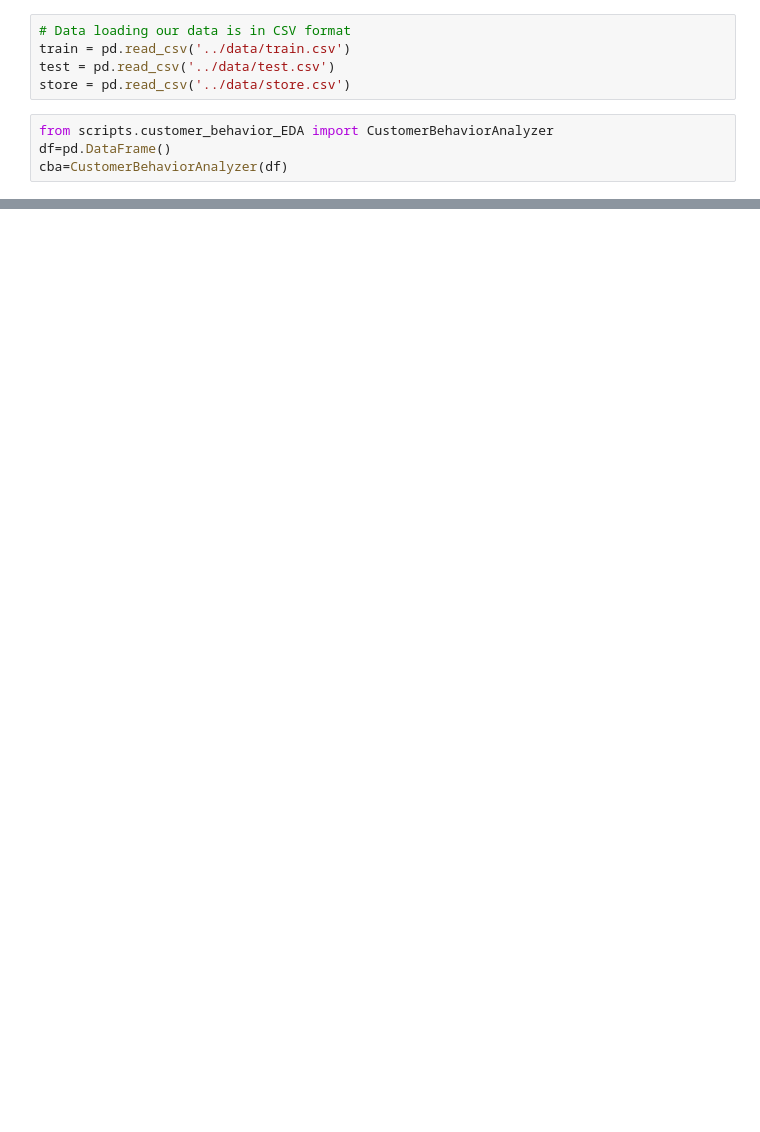
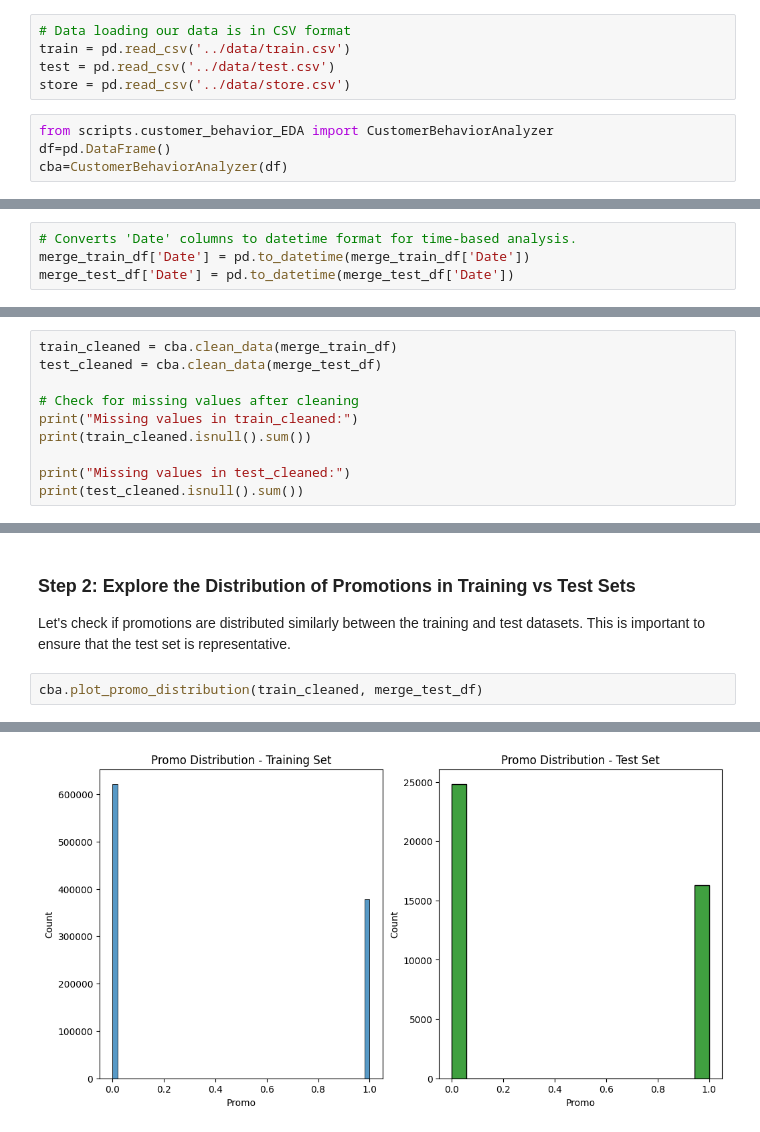
Before and after one commit to GetieBalew24/Rossmann--Sales-Prediction, a Jupyter notebook: notebooks/customer_purchasing_behavior_EDA.ipynb, the cells around one changed output, grey strips where cells are left out. Saved outputs shown, nothing was run; the diff lists cells and outputs as text; blank space fills up the shorter version.

Commit message:
Distribution of Promotions in Training vs Test Sets

```diff
--- a/notebooks/customer_purchasing_behavior_EDA.ipynb
+++ b/notebooks/customer_purchasing_behavior_EDA.ipynb
@@ -44,0 +81,4 @@ merge_train_df, merge_test_df = cba.merge_data(train, test, store)
+# %%
+# Converts 'Date' columns to datetime format for time-based analysis.
+merge_train_df['Date'] = pd.to_datetime(merge_train_df['Date'])
+merge_test_df['Date'] = pd.to_datetime(merge_test_df['Date'])
@@ -44,0 +131,10 @@ merge_train_df, merge_test_df = cba.merge_data(train, test, store)
+# %%
+train_cleaned = cba.clean_data(merge_train_df)
+test_cleaned = cba.clean_data(merge_test_df)
+
+# Check for missing values after cleaning
+print("Missing values in train_cleaned:")
+print(train_cleaned.isnull().sum())
+
+print("Missing values in test_cleaned:")
+print(test_cleaned.isnull().sum())
@@ -44,0 +145,6 @@ merge_train_df, merge_test_df = cba.merge_data(train, test, store)
+# %% [markdown]
+### Step 2: Explore the Distribution of Promotions in Training vs Test Sets
+Let's check if promotions are distributed similarly between the training and test datasets. This is important to ensure that the test set is representative.
+# %%
+cba.plot_promo_distribution(train_cleaned, merge_test_df)
+# %% [output]
@@ -44,0 +152 @@ merge_train_df, merge_test_df = cba.merge_data(train, test, store)
+[figure, added]
```
Also changed, not shown: parts of 10 cells of this notebook, 1 other file.
